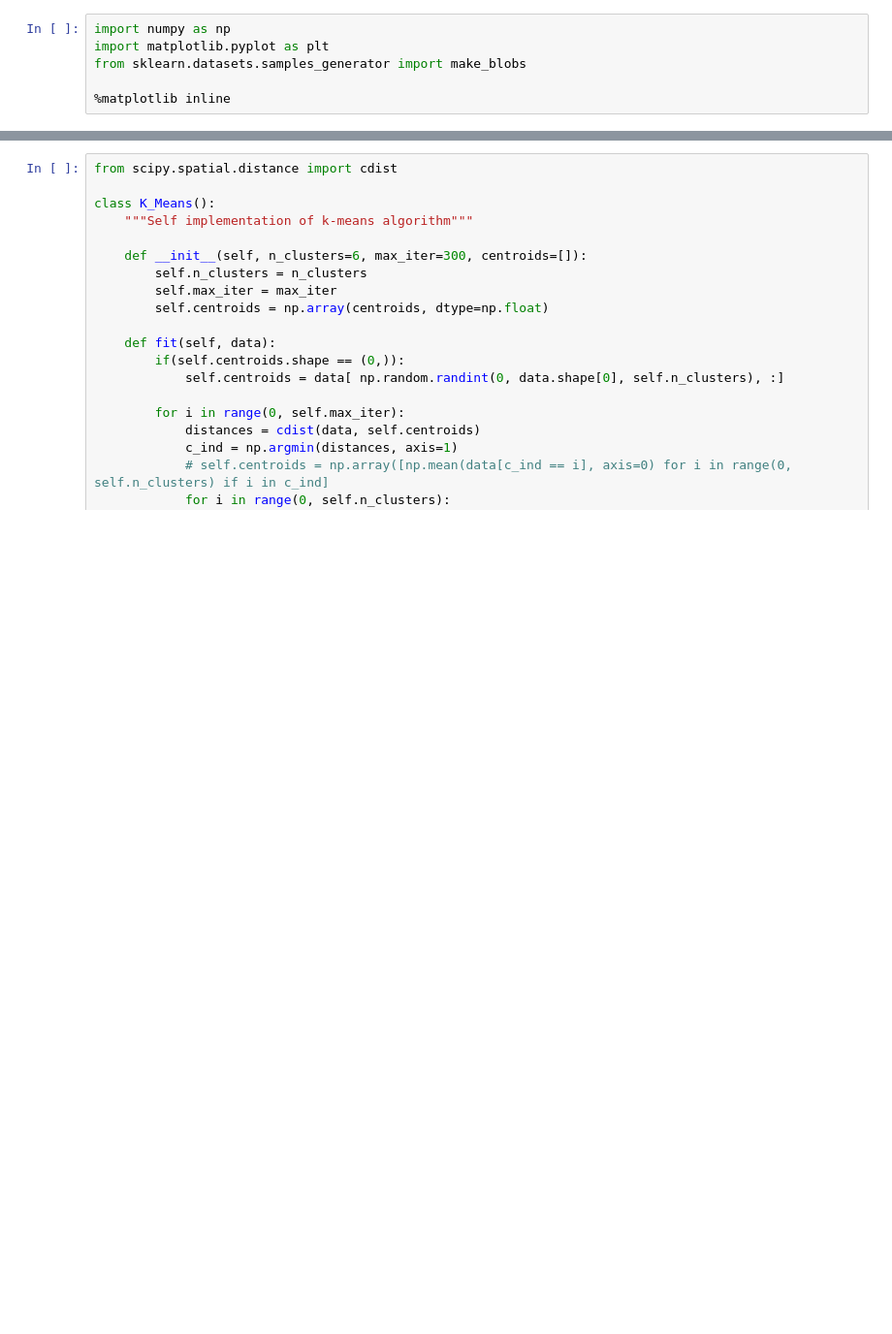
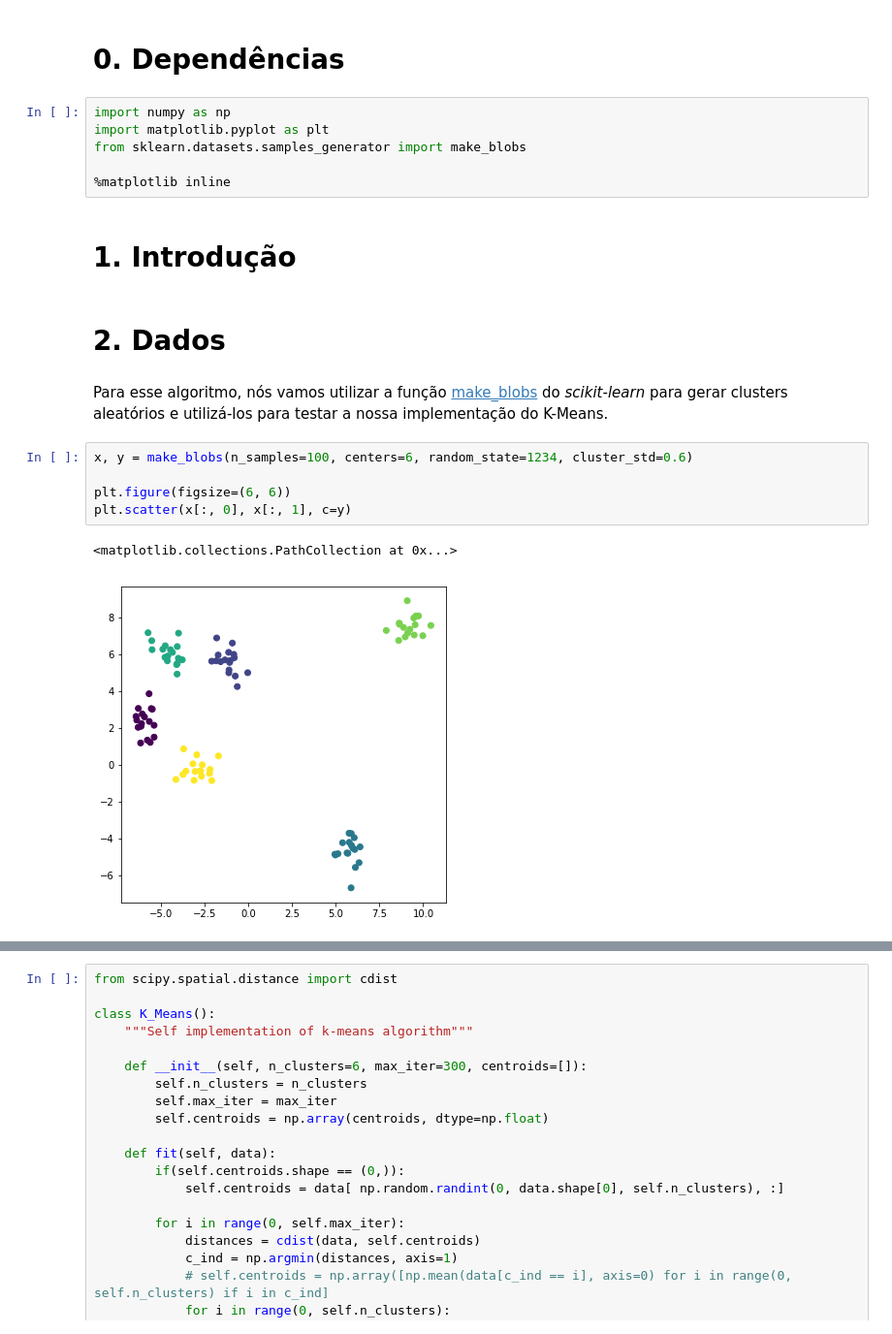
Before and after one commit to arnaldog12/Machine_Learning, a Jupyter notebook: K-Means.ipynb, the cells around one changed output, grey strips where cells are left out. Shown: that part at 97% size. Drawn from its saved outputs; the diff is of its cells as text; blank space fills up the shorter version.

```diff
--- a/K-Means.ipynb
+++ b/K-Means.ipynb
@@ -5,6 +1,22 @@
+# %% [markdown]
+# 0. Dependências
 # %%
 import numpy as np
 import matplotlib.pyplot as plt
 from sklearn.datasets.samples_generator import make_blobs
 
 %matplotlib inline
+# %% [markdown]
+# 1. Introdução
+# %% [markdown]
+# 2. Dados
+# %% [markdown]
+Para esse algoritmo, nós vamos utilizar a função [make_blobs](https://scikit-learn.org/stable/modules/generated/sklearn.datasets.make_blobs.html) do *scikit-learn* para gerar clusters aleatórios e utilizá-los para testar a nossa implementação do K-Means.
+# %%
+x, y = make_blobs(n_samples=100, centers=6, random_state=1234, cluster_std=0.6)
+
+plt.figure(figsize=(6, 6))
+plt.scatter(x[:, 0], x[:, 1], c=y)
+# %% [output]
+<matplotlib.collections.PathCollection at 0x...>
+[figure, added]
```
Also changed, not shown: parts of 8 cells of this notebook.
